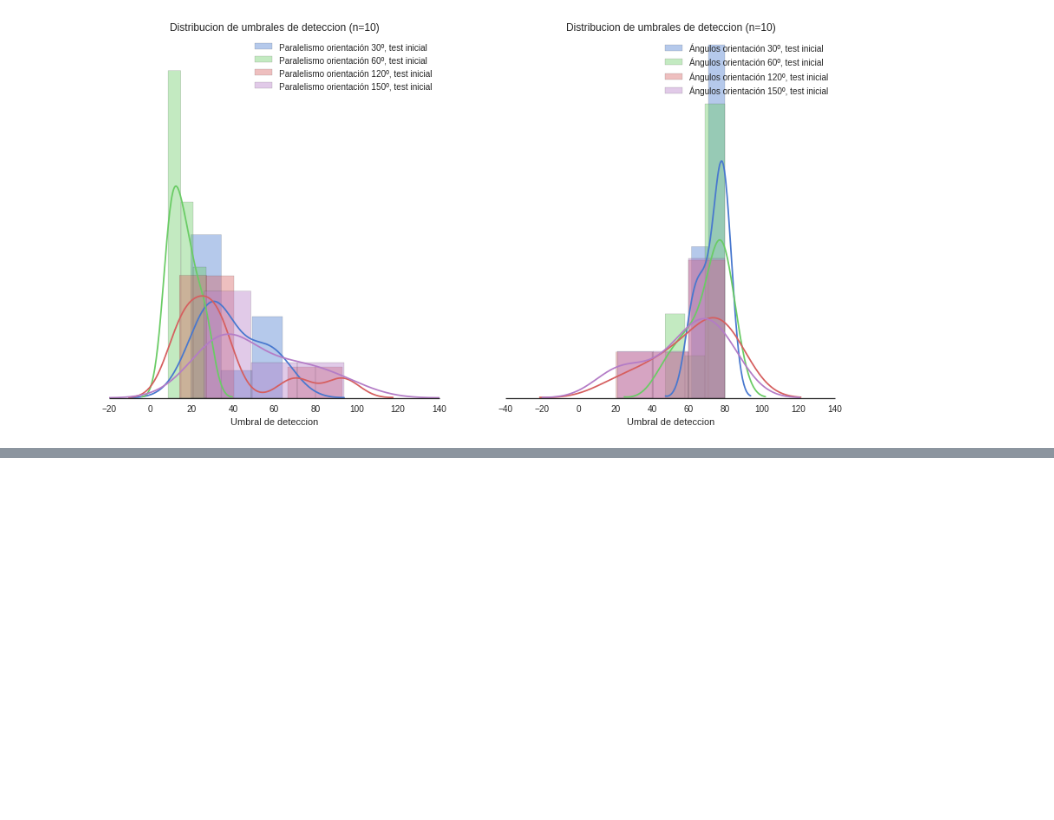
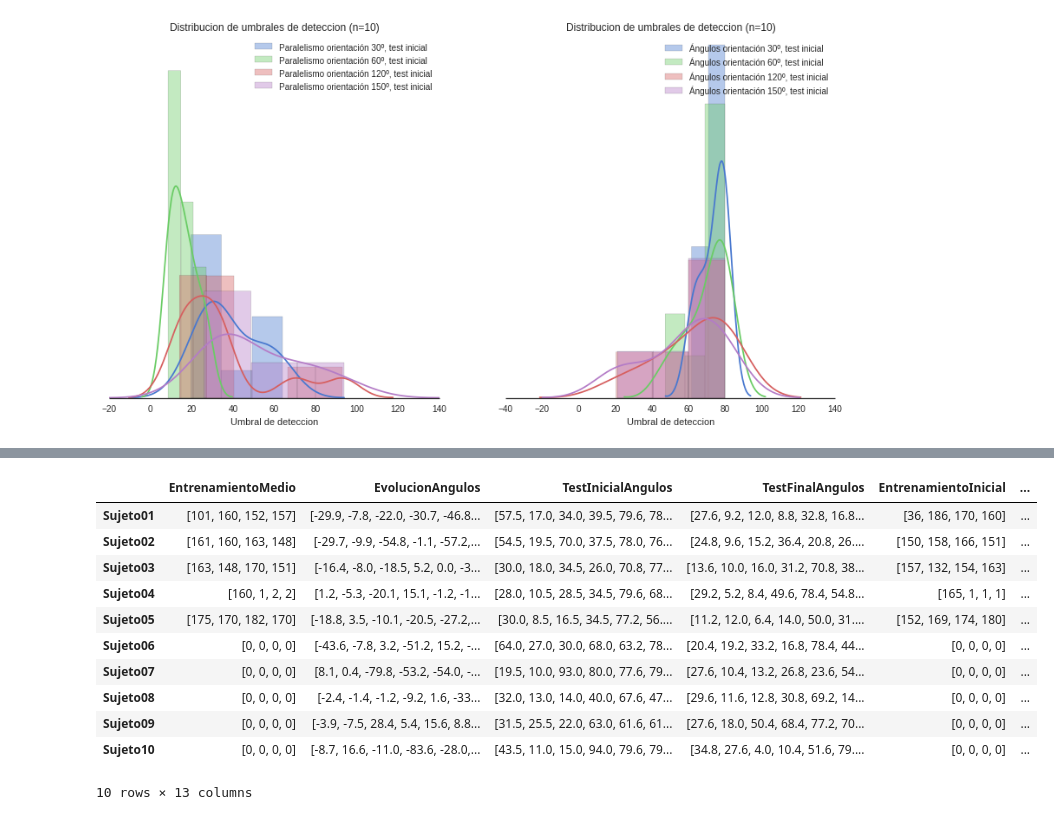
Before and after one commit to IoniUTDT/IPyVisound, a Jupyter notebook: Comparacion Niveles Test Inicial.ipynb, the cells around one changed output, grey strips where cells are left out. Cells and saved outputs as stored; diff of their text form; code cells hidden in the pictures; blank space fills up the shorter version.

```diff
--- a/Comparacion Niveles Test Inicial.ipynb
+++ b/Comparacion Niveles Test Inicial.ipynb
@@ -77,0 +105,15 @@ dataTest
+# %%
+data
+# %% [output]
+|  | EntrenamientoMedio | EvolucionAngulos | TestInicialAngulos | TestFinalAngulos | EntrenamientoInicial | ... |
+| Sujeto01 | [101, 160, 152, 157] | [-29.9, -7.8, -22.0, -30.7, -46.8... | [57.5, 17.0, 34.0, 39.5, 79.6, 78... | [27.6, 9.2, 12.0, 8.8, 32.8, 16.8... | [36, 186, 170, 160] | ... |
+| Sujeto02 | [161, 160, 163, 148] | [-29.7, -9.9, -54.8, -1.1, -57.2,... | [54.5, 19.5, 70.0, 37.5, 78.0, 76... | [24.8, 9.6, 15.2, 36.4, 20.8, 26.... | [150, 158, 166, 151] | ... |
+| Sujeto03 | [163, 148, 170, 151] | [-16.4, -8.0, -18.5, 5.2, 0.0, -3... | [30.0, 18.0, 34.5, 26.0, 70.8, 77... | [13.6, 10.0, 16.0, 31.2, 70.8, 38... | [157, 132, 154, 163] | ... |
+| Sujeto04 | [160, 1, 2, 2] | [1.2, -5.3, -20.1, 15.1, -1.2, -1... | [28.0, 10.5, 28.5, 34.5, 79.6, 68... | [29.2, 5.2, 8.4, 49.6, 78.4, 54.8... | [165, 1, 1, 1] | ... |
+| Sujeto05 | [175, 170, 182, 170] | [-18.8, 3.5, -10.1, -20.5, -27.2,... | [30.0, 8.5, 16.5, 34.5, 77.2, 56.... | [11.2, 12.0, 6.4, 14.0, 50.0, 31.... | [152, 169, 174, 180] | ... |
+| Sujeto06 | [0, 0, 0, 0] | [-43.6, -7.8, 3.2, -51.2, 15.2, -... | [64.0, 27.0, 30.0, 68.0, 63.2, 78... | [20.4, 19.2, 33.2, 16.8, 78.4, 44... | [0, 0, 0, 0] | ... |
+| Sujeto07 | [0, 0, 0, 0] | [8.1, 0.4, -79.8, -53.2, -54.0, -... | [19.5, 10.0, 93.0, 80.0, 77.6, 79... | [27.6, 10.4, 13.2, 26.8, 23.6, 54... | [0, 0, 0, 0] | ... |
+| Sujeto08 | [0, 0, 0, 0] | [-2.4, -1.4, -1.2, -9.2, 1.6, -33... | [32.0, 13.0, 14.0, 40.0, 67.6, 47... | [29.6, 11.6, 12.8, 30.8, 69.2, 14... | [0, 0, 0, 0] | ... |
+| Sujeto09 | [0, 0, 0, 0] | [-3.9, -7.5, 28.4, 5.4, 15.6, 8.8... | [31.5, 25.5, 22.0, 63.0, 61.6, 61... | [27.6, 18.0, 50.4, 68.4, 77.2, 70... | [0, 0, 0, 0] | ... |
+| Sujeto10 | [0, 0, 0, 0] | [-8.7, 16.6, -11.0, -83.6, -28.0,... | [43.5, 11.0, 15.0, 94.0, 79.6, 79... | [34.8, 27.6, 4.0, 10.4, 51.6, 79.... | [0, 0, 0, 0] | ... |
+10 rows × 13 columns
```
Also changed, not shown: parts of 4 cells of this notebook, 4 other files.
